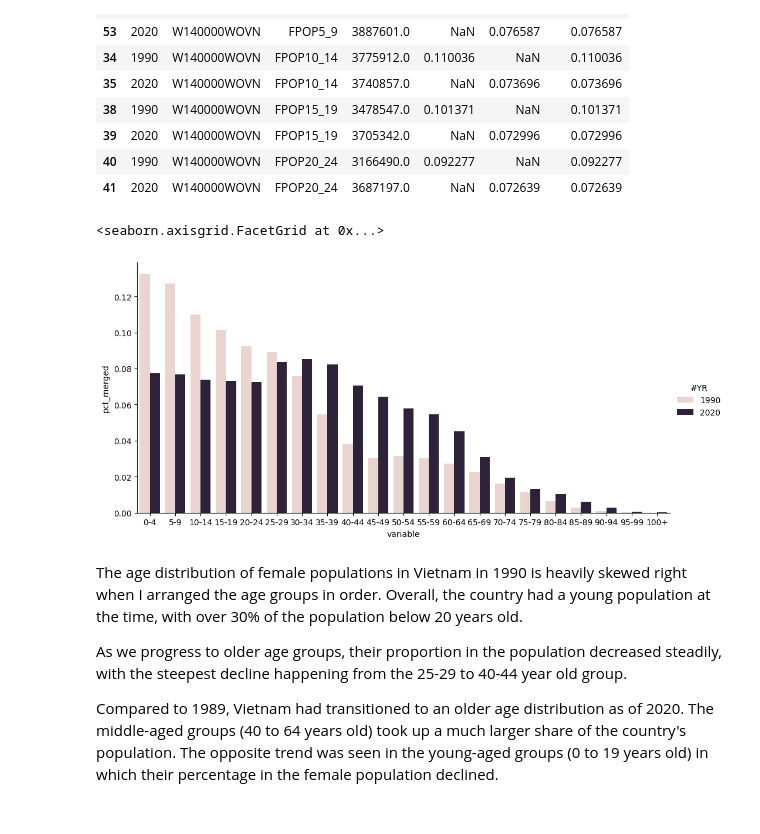
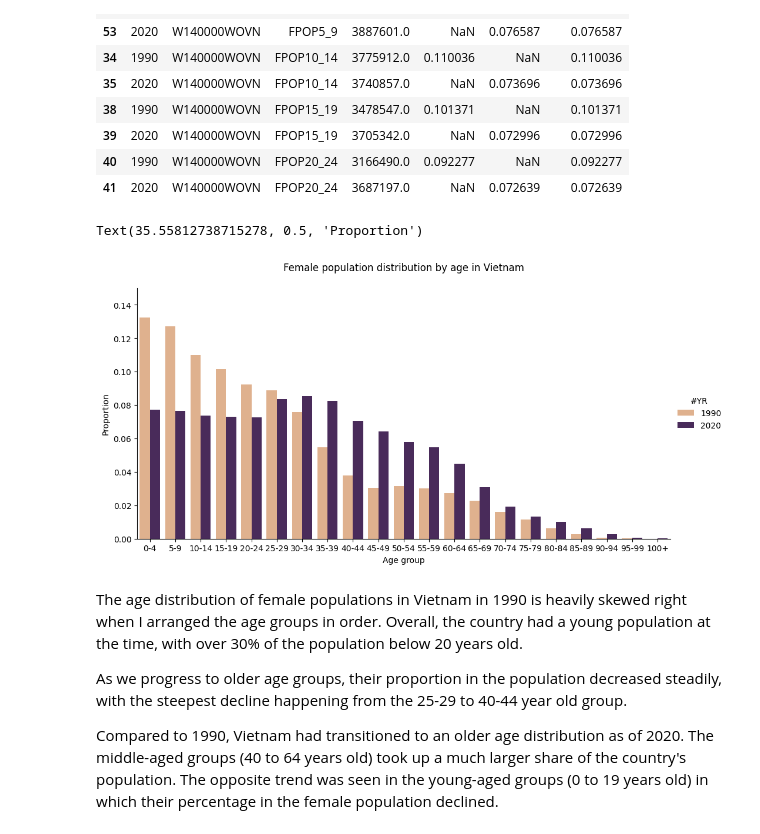
Before and after one commit to thaianle/international-database, a Jupyter notebook: idb5yr-python.ipynb, the cells around one changed output. Drawn from its saved outputs; the diff is of its cells as text; code cells hidden in the pictures.

```diff
--- a/idb5yr-python.ipynb
+++ b/idb5yr-python.ipynb
@@ -237,15 +237,20 @@ vn_fpop_reshaped.head(10)
 | 40 | 1990 | W140000WOVN | FPOP20_24 | 3166490.0 | 0.092277 | NaN | 0.092277 |
 | 41 | 2020 | W140000WOVN | FPOP20_24 | 3687197.0 | NaN | 0.072639 | 0.072639 |
 # %%
-vn_plot = sns.catplot(data = vn_fpop_reshaped, x = 'variable', y = 'pct_merged', hue = '#YR', kind = 'bar', aspect = 2)
-vn_plot.set_xticklabels(['0-4', '5-9', '10-14', '15-19', '20-24', '25-29', '30-34', '35-39', '40-44', '45-49', '50-54', '55-59',
+vn_plot_f = sns.catplot(data = vn_fpop_reshaped, x = 'variable', y = 'pct_merged', hue = '#YR', kind = 'bar', aspect = 2, palette = 'flare')
+vn_plot_f.set_xticklabels(['0-4', '5-9', '10-14', '15-19', '20-24', '25-29', '30-34', '35-39', '40-44', '45-49', '50-54', '55-59',
                               '60-64', '65-69', '70-74', '75-79', '80-84', '85-89', '90-94', '95-99', '100+'])
+
+plt.ylim(0, 0.15)
+plt.title('Female population distribution by age in Vietnam', y = 1.05)
+plt.xlabel('Age group')
+plt.ylabel('Proportion')
 # %% [output]
-<seaborn.axisgrid.FacetGrid at 0x...>
+Text(35.55812738715278, 0.5, 'Proportion')
-[figure, old version]
+[figure, new version]
 # %% [markdown]
 The age distribution of female populations in Vietnam in 1990 is heavily skewed right when I arranged the age groups in order. Overall, the country had a young population at the time, with over 30% of the population below 20 years old.
 
 As we progress to older age groups, their proportion in the population decreased steadily, with the steepest decline happening from the 25-29 to 40-44 year old group.
 
-Compared to 1989, Vietnam had transitioned to an older age distribution as of 2020. The middle-aged groups (40 to 64 years old) took up a much larger share of the country's population. The opposite trend was seen in the young-aged groups (0 to 19 years old) in which their percentage in the female population declined.
+Compared to 1990, Vietnam had transitioned to an older age distribution as of 2020. The middle-aged groups (40 to 64 years old) took up a much larger share of the country's population. The opposite trend was seen in the young-aged groups (0 to 19 years old) in which their percentage in the female population declined.
```
Also changed, not shown: parts of 5 cells of this notebook.
